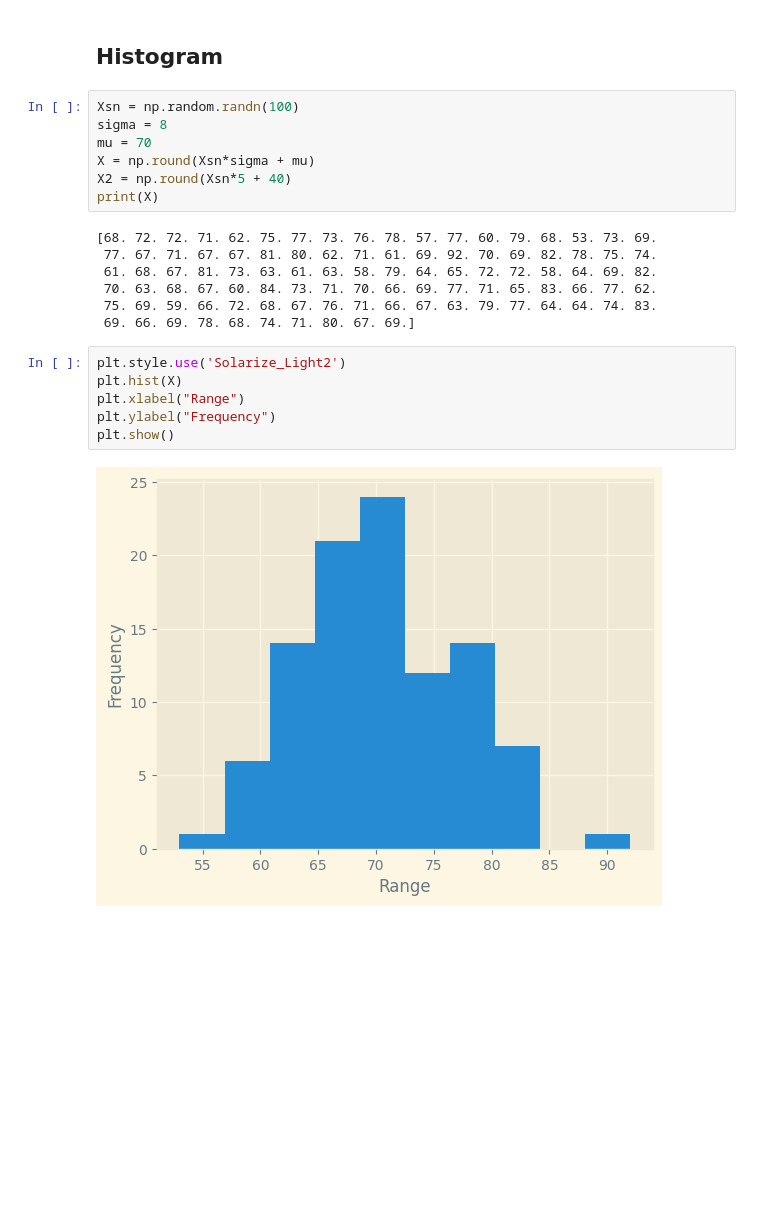
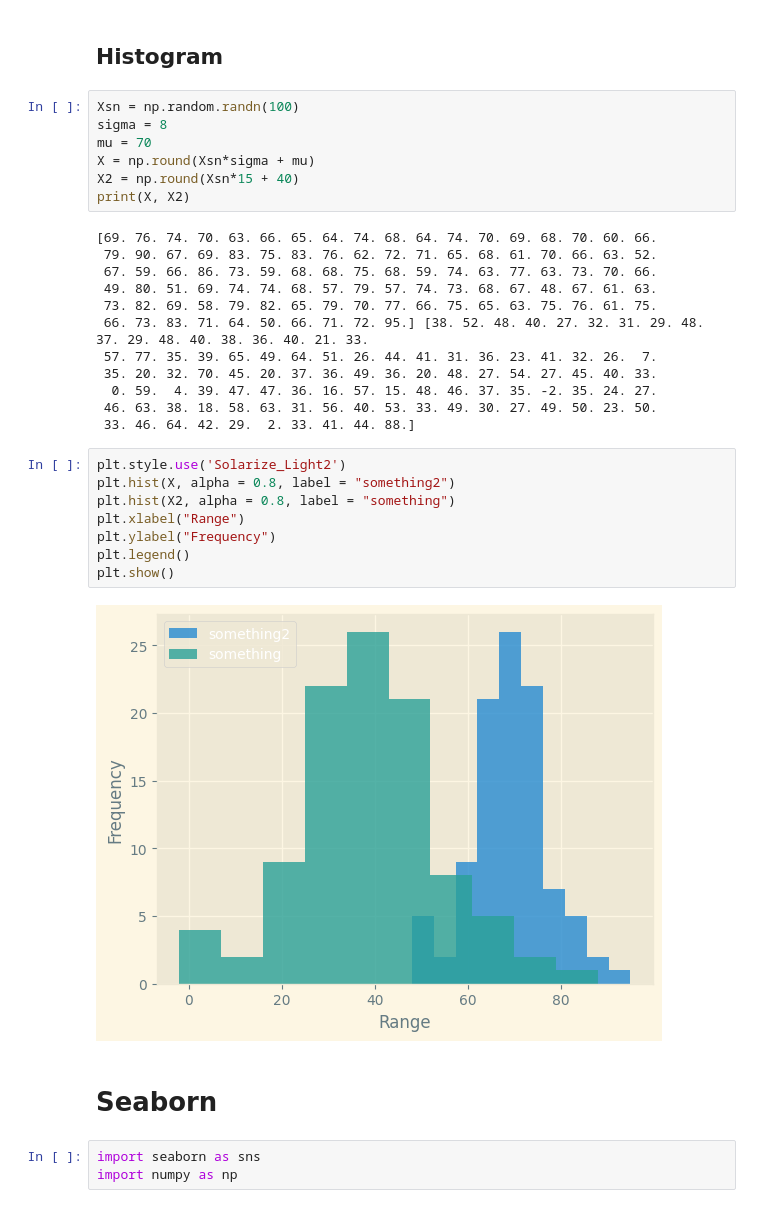
Before and after one commit to InsaneJSK/LearnInPublic, a Jupyter notebook: Python/cool-python-stuff/data-visualization.ipynb, the cells around one changed output. Saved outputs shown, nothing was run; the diff lists cells and outputs as text; blank space fills up the shorter version.

```diff
--- a/Python/cool-python-stuff/data-visualization.ipynb
+++ b/Python/cool-python-stuff/data-visualization.ipynb
@@ -74,20 +74,32 @@ Xsn = np.random.randn(100)
 sigma = 8
 mu = 70
 X = np.round(Xsn*sigma + mu)
-X2 = np.round(Xsn*5 + 40)
-print(X)
+X2 = np.round(Xsn*15 + 40)
+print(X, X2)
 # %% [output]
-[68. 72. 72. 71. 62. 75. 77. 73. 76. 78. 57. 77. 60. 79. 68. 53. 73. 69.
- 77. 67. 71. 67. 67. 81. 80. 62. 71. 61. 69. 92. 70. 69. 82. 78. 75. 74.
- 61. 68. 67. 81. 73. 63. 61. 63. 58. 79. 64. 65. 72. 72. 58. 64. 69. 82.
- 70. 63. 68. 67. 60. 84. 73. 71. 70. 66. 69. 77. 71. 65. 83. 66. 77. 62.
- 75. 69. 59. 66. 72. 68. 67. 76. 71. 66. 67. 63. 79. 77. 64. 64. 74. 83.
- 69. 66. 69. 78. 68. 74. 71. 80. 67. 69.]
+[69. 76. 74. 70. 63. 66. 65. 64. 74. 68. 64. 74. 70. 69. 68. 70. 60. 66.
+ 79. 90. 67. 69. 83. 75. 83. 76. 62. 72. 71. 65. 68. 61. 70. 66. 63. 52.
+ 67. 59. 66. 86. 73. 59. 68. 68. 75. 68. 59. 74. 63. 77. 63. 73. 70. 66.
+ 49. 80. 51. 69. 74. 74. 68. 57. 79. 57. 74. 73. 68. 67. 48. 67. 61. 63.
+ 73. 82. 69. 58. 79. 82. 65. 79. 70. 77. 66. 75. 65. 63. 75. 76. 61. 75.
+ 66. 73. 83. 71. 64. 50. 66. 71. 72. 95.] [38. 52. 48. 40. 27. 32. 31. 29. 48. 37. 29. 48. 40. 38. 36. 40. 21. 33.
+ 57. 77. 35. 39. 65. 49. 64. 51. 26. 44. 41. 31. 36. 23. 41. 32. 26.  7.
+ 35. 20. 32. 70. 45. 20. 37. 36. 49. 36. 20. 48. 27. 54. 27. 45. 40. 33.
+  0. 59.  4. 39. 47. 47. 36. 16. 57. 15. 48. 46. 37. 35. -2. 35. 24. 27.
+ 46. 63. 38. 18. 58. 63. 31. 56. 40. 53. 33. 49. 30. 27. 49. 50. 23. 50.
+ 33. 46. 64. 42. 29.  2. 33. 41. 44. 88.]
 # %%
 plt.style.use('Solarize_Light2')
-plt.hist(X)
+plt.hist(X, alpha = 0.8, label = "something2")
+plt.hist(X2, alpha = 0.8, label = "something")
 plt.xlabel("Range")
 plt.ylabel("Frequency")
+plt.legend()
 plt.show()
 # %% [output]
-[figure, old version]
+[figure, new version]
+# %% [markdown]
+# Seaborn
+# %%
+import seaborn as sns
+import numpy as np
```
Also changed, not shown: parts of 12 cells of this notebook.
